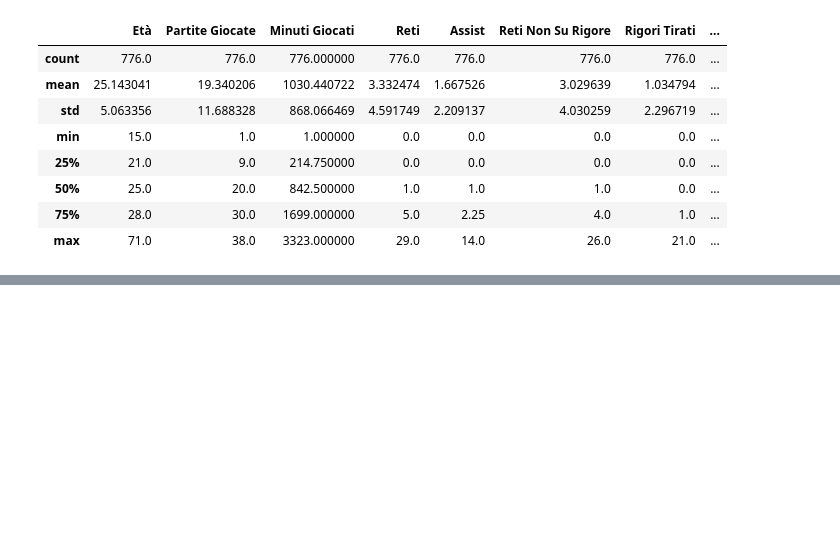
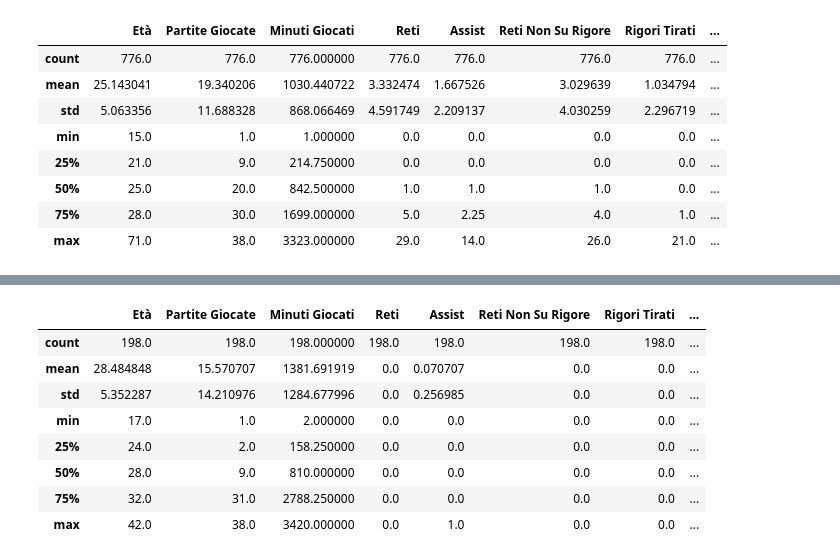
Before and after one commit to davideadinolfi/machine-learning, a Jupyter notebook: training.ipynb, the cells around one changed output, grey strips where cells are left out. Saved outputs shown, nothing was run; the diff lists cells and outputs as text; code cells hidden in the pictures; blank space fills up the shorter version.

```diff
--- a/training.ipynb
+++ b/training.ipynb
@@ -531,0 +687,12 @@ weighted avg       0.78      0.78      0.78       497
+# %%
+por.describe()
+# %% [output]
+|  | Età | Partite Giocate | Minuti Giocati | Reti | Assist | Reti Non Su Rigore | Rigori Tirati | ... |
+| count | 198.0 | 198.0 | 198.000000 | 198.0 | 198.0 | 198.0 | 198.0 | ... |
+| mean | 28.484848 | 15.570707 | 1381.691919 | 0.0 | 0.070707 | 0.0 | 0.0 | ... |
+| std | 5.352287 | 14.210976 | 1284.677996 | 0.0 | 0.256985 | 0.0 | 0.0 | ... |
+| min | 17.0 | 1.0 | 2.000000 | 0.0 | 0.0 | 0.0 | 0.0 | ... |
+| 25% | 24.0 | 2.0 | 158.250000 | 0.0 | 0.0 | 0.0 | 0.0 | ... |
+| 50% | 28.0 | 9.0 | 810.000000 | 0.0 | 0.0 | 0.0 | 0.0 | ... |
+| 75% | 32.0 | 31.0 | 2788.250000 | 0.0 | 0.0 | 0.0 | 0.0 | ... |
+| max | 42.0 | 38.0 | 3420.000000 | 0.0 | 1.0 | 0.0 | 0.0 | ... |
```
Also changed, not shown: parts of 50 cells of this notebook.
